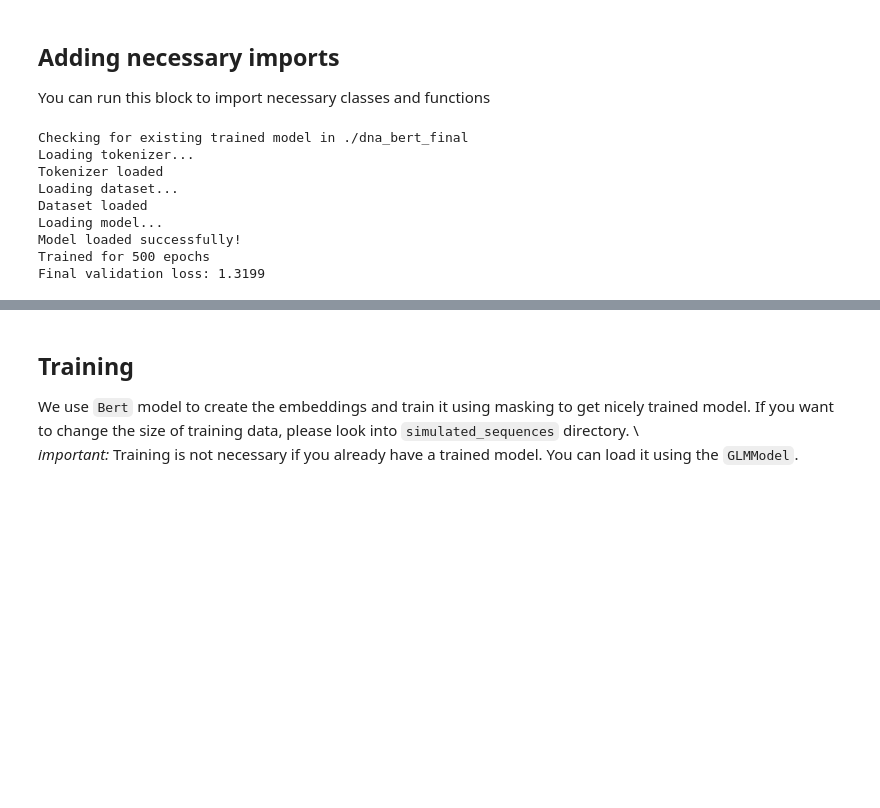
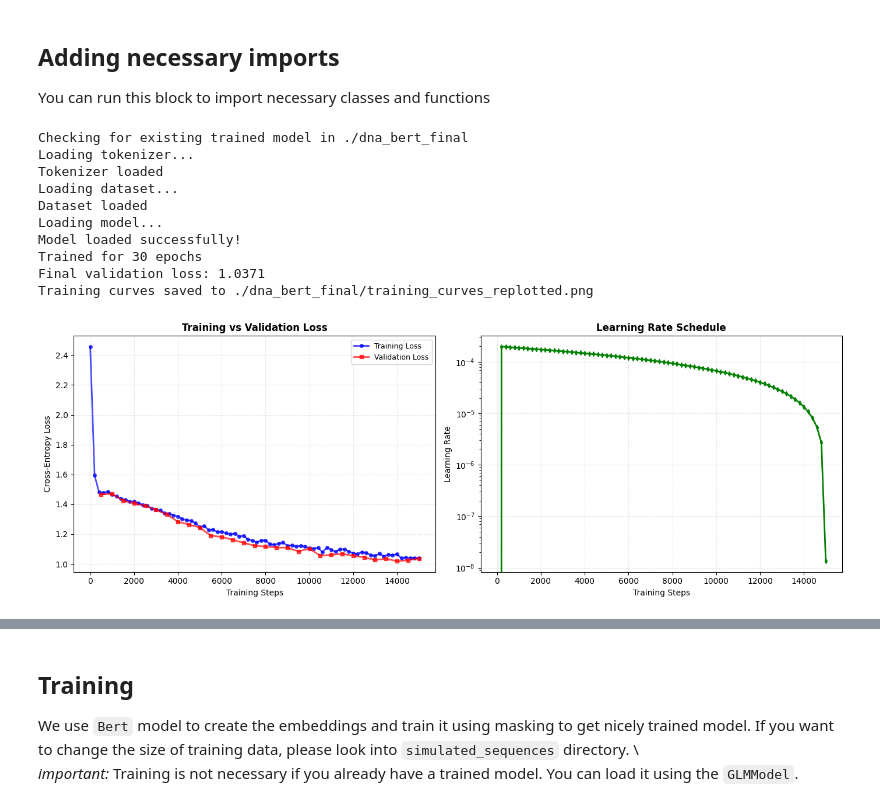
Before and after one commit to giokepa/Sysgen-GLM-for-Indels, a Jupyter notebook: visualize_data.ipynb, the cells around one changed output, grey strips where cells are left out. Drawn from its saved outputs; the diff is of its cells as text; code cells hidden in the pictures; blank space fills up the shorter version.

```diff
--- a/visualize_data.ipynb
+++ b/visualize_data.ipynb
@@ -7,15 +7,17 @@ You can run this block to import necessary classes and functions
 # %%
 from fundemental_classes.model_related.glm_model import GLMModel
 
 # You can change force_retrain to True if you want to always retrain your model everytime
-model = GLMModel("./dna_bert_final", "simulated_sequences/augumented_sequence_size10000_length150_deletions0.2_nodeletionseq0.1.fasta", force_retrain=False)
+model = GLMModel("./dna_bert_final", "simulated_sequences/augumented_sequence_size5000_length40_deletions0.2_nodeletionseq0.1.fasta", force_retrain=False)
 # %% [output]
 Checking for existing trained model in ./dna_bert_final
 Loading tokenizer...
 Tokenizer loaded
 Loading dataset...
 Dataset loaded
 Loading model...
 Model loaded successfully!
-Trained for 500 epochs
-Final validation loss: 1.3199
+Trained for 30 epochs
+Final validation loss: 1.0371
+Training curves saved to ./dna_bert_final/training_curves_replotted.png
+[figure, added]
```
Also changed, not shown: parts of 9 cells of this notebook, 7 other files.
